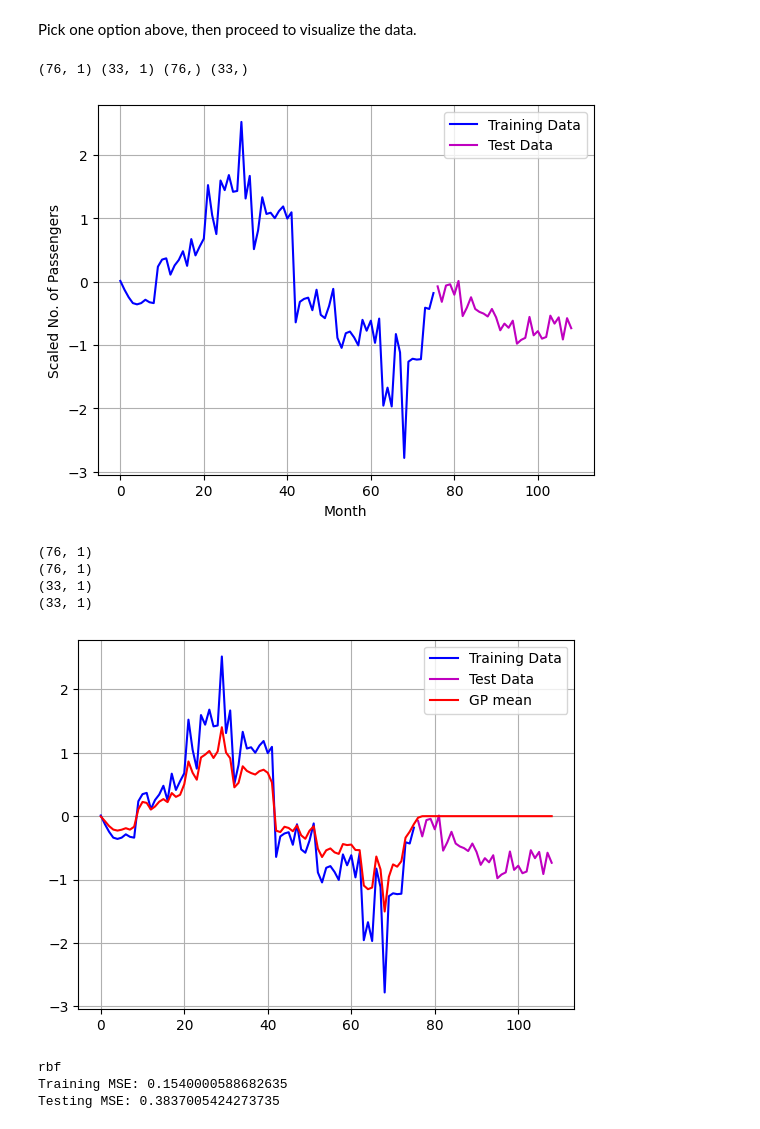
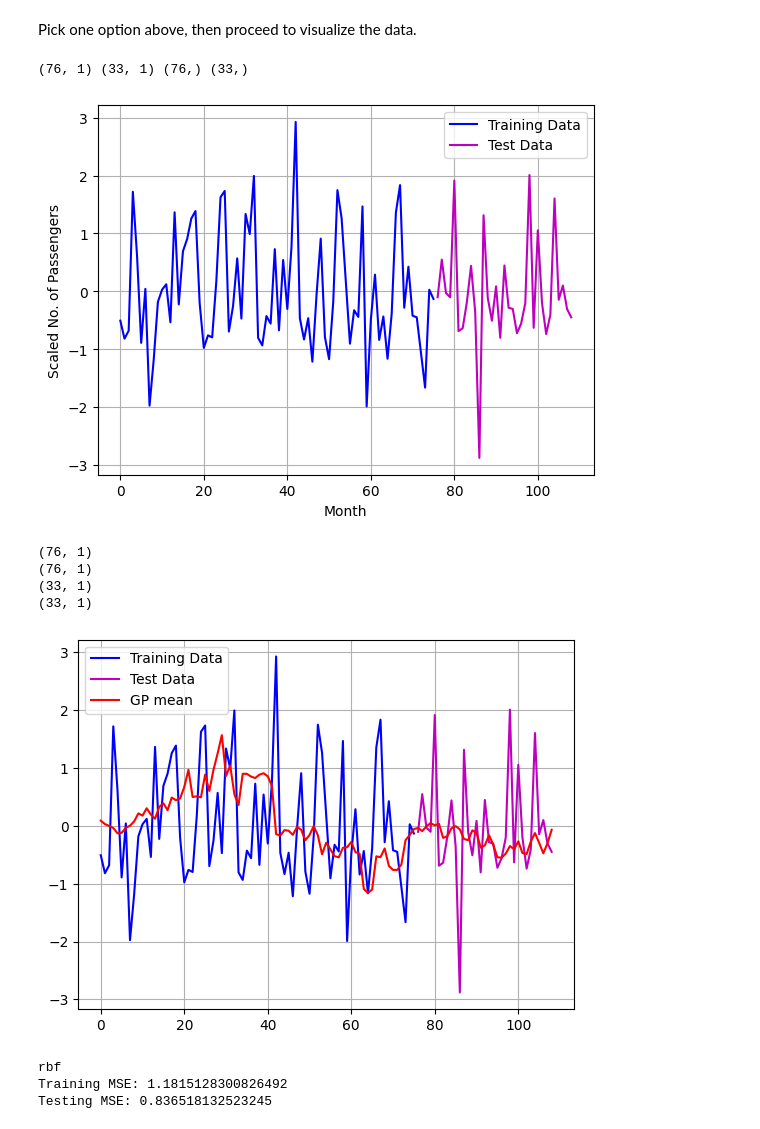
Before and after one commit to pctiope/AI221, a Jupyter notebook: Kernel_Methods/mex2_2_2.ipynb, the cells around one changed output. Cells and saved outputs as stored; diff of their text form; code cells hidden in the pictures.

```diff
--- a/Kernel_Methods/mex2_2_2.ipynb
+++ b/Kernel_Methods/mex2_2_2.ipynb
@@ -68,9 +68,9 @@ X_train, X_test, y_train, y_test = train_test_split(X, y, test_size=0.3, random_
 print(X_train.shape, X_test.shape, y_train.shape, y_test.shape)
 
 train_size = int(len(X) * 0.7)
-X_train = np.arange(0,train_size).reshape(-1,1)
-X_test = np.arange(train_size,len(X)).reshape(-1,1)
-y_train, y_test = y[0:train_size], y[train_size:]
+# X_train = np.arange(0,train_size).reshape(-1,1)
+# X_test = np.arange(train_size,len(X)).reshape(-1,1)
+# y_train, y_test = y[0:train_size], y[train_size:]
 
 scaler = StandardScaler()
 # scaler = MinMaxScaler()
@@ -86,36 +86,36 @@ plt.xlabel('Month')
 plt.show()
 print(X_train.shape)
 print(y_train_scaled.shape)
 print(X_test.shape)
 print(y_test_scaled.shape)
 
-X = np.arange(0, len(X)).reshape(-1, 1)
+# X = np.arange(0, len(X)).reshape(-1, 1)
 y_mean = y_train_scaled.mean()
 # krr = make_pipeline(KernelRidge(kernel='rbf',gamma=5)).fit(X_train, y_train_scaled - y_mean)
 krr = make_pipeline(KernelRidge(kernel='rbf', alpha=1.0)).fit(X_train, y_train_scaled - y_mean)
 y_krr = krr.predict(X)
 y_krr += y_mean
 plt.plot(np.arange(0,len(y_train_scaled)), y_train_scaled,'b',label='Training Data')
 plt.plot(np.arange(len(y_train_scaled), len(y_train_scaled) + len(y_test_scaled)), y_test_scaled, 'm', label='Test Data')
 plt.plot(X, y_krr, 'r', label='GP mean')
 # plt.ylabel('Scaled No. of Passengers')
 # plt.xlabel('Month')
 plt.grid()
 plt.legend()
 plt.show()
 print(krr.named_steps['kernelridge'].kernel)
 train_mse = mean_squared_error(y_train_scaled, y_krr[:train_size])
 test_mse = mean_squared_error(y_test_scaled, y_krr[train_size:len(df)])
 print(f"Training MSE: {train_mse}")
 print(f"Testing MSE: {test_mse}")
 # %% [output]
 (76, 1) (33, 1) (76,) (33,)
-[figure, old version]
+[figure, new version]
 (76, 1)
 (76, 1)
 (33, 1)
 (33, 1)
-[figure, old version]
+[figure, new version]
 rbf
-Training MSE: 0.1540000588682635
-Testing MSE: 0.3837005424273735
+Training MSE: 1.1815128300826492
+Testing MSE: 0.836518132523245
```
Also changed, not shown: 10 other files.
